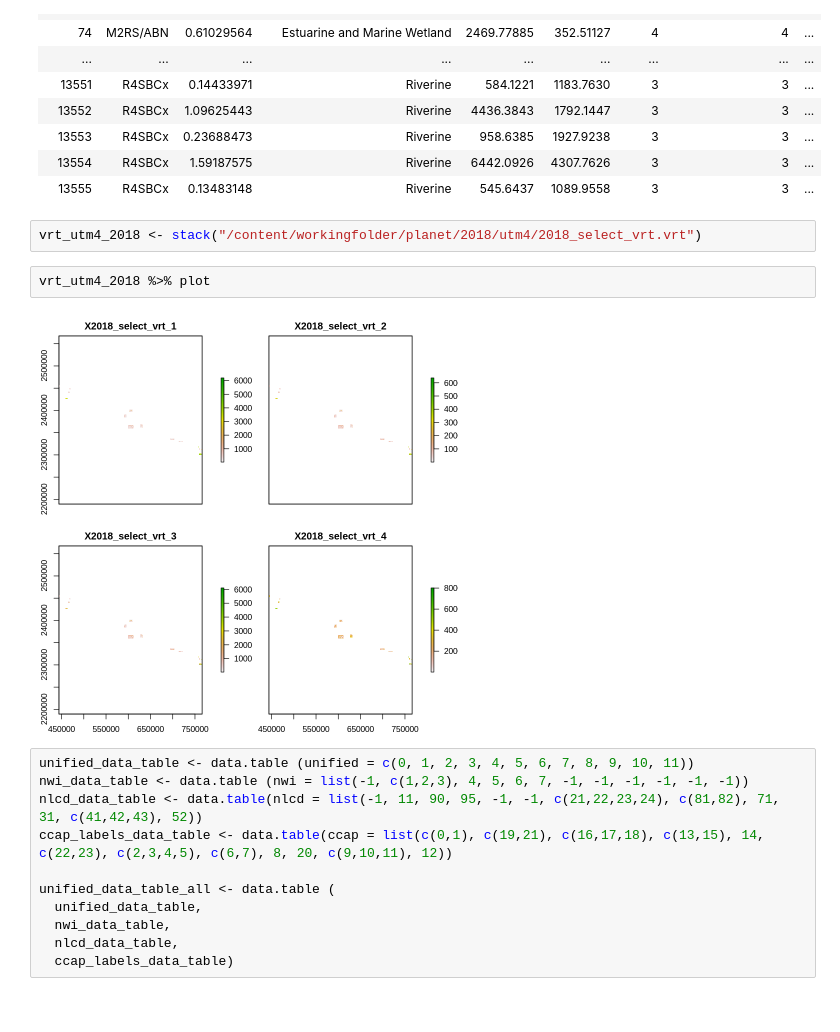
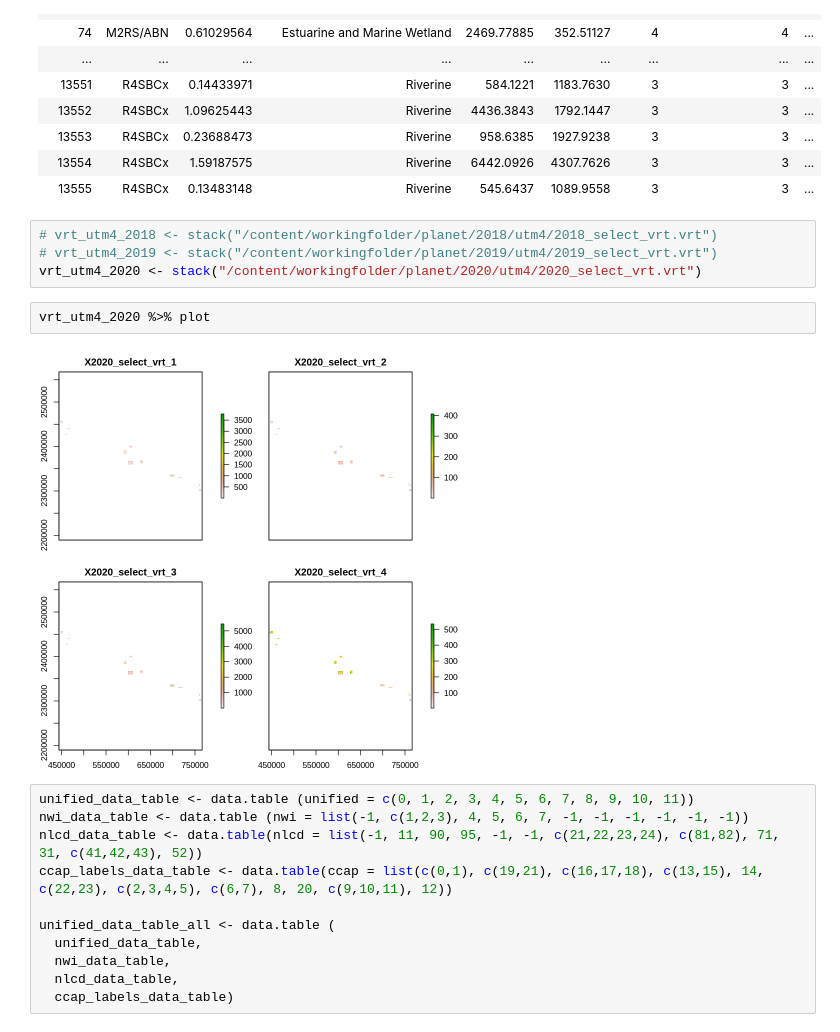
Before and after one commit to MadmanMarble/MadmanMarble, a Jupyter notebook: Export_Planet_TrainingData_2_27_24.ipynb, the cells around one changed output. Drawn from its saved outputs; the diff is of its cells as text.

Commit message:
exported all utm4 planet 2018, 2019, 2020. 8:31pm

```diff
--- a/Export_Planet_TrainingData_2_27_24.ipynb
+++ b/Export_Planet_TrainingData_2_27_24.ipynb
@@ -532,12 +532,14 @@ A sf: 10866 × 9
 | 13553 | R4SBCx | 0.23688473 | Riverine | 958.6385 | 1927.9238 | 3 | 3 | ... |
 | 13554 | R4SBCx | 1.59187575 | Riverine | 6442.0926 | 4307.7626 | 3 | 3 | ... |
 | 13555 | R4SBCx | 0.13483148 | Riverine | 545.6437 | 1089.9558 | 3 | 3 | ... |
-# %%
-vrt_utm4_2018 <- stack("/content/workingfolder/planet/2018/utm4/2018_select_vrt.vrt")
+# %%
+# vrt_utm4_2018 <- stack("/content/workingfolder/planet/2018/utm4/2018_select_vrt.vrt")
+# vrt_utm4_2019 <- stack("/content/workingfolder/planet/2019/utm4/2019_select_vrt.vrt")
+vrt_utm4_2020 <- stack("/content/workingfolder/planet/2020/utm4/2020_select_vrt.vrt")
 # %%
-vrt_utm4_2018 %>% plot
+vrt_utm4_2020 %>% plot
 # %% [output]
-[figure, old version]
+[figure, new version]
 # %%
 unified_data_table <- data.table (unified = c(0, 1, 2, 3, 4, 5, 6, 7, 8, 9, 10, 11))
 nwi_data_table <- data.table (nwi = list(-1, c(1,2,3), 4, 5, 6, 7, -1, -1, -1, -1, -1, -1))
```
Also changed, not shown: parts of 4 cells of this notebook.
